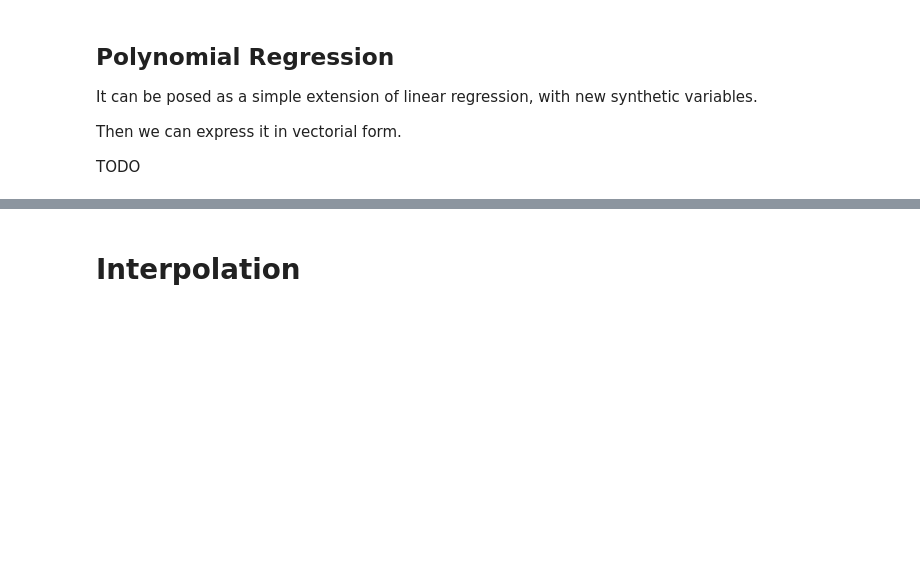
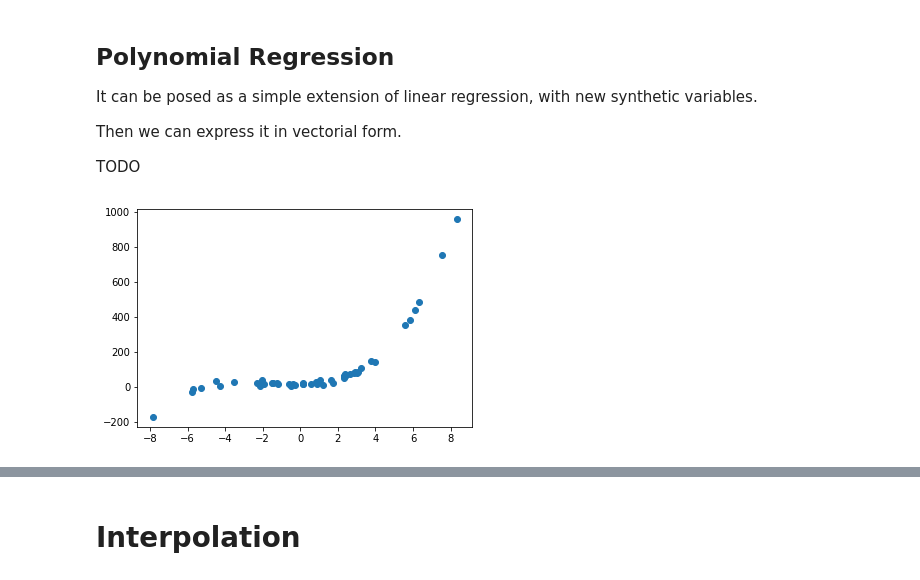
Before and after one commit to danimateos/numerical_methods, a Jupyter notebook: section-05.ipynb, the cells around one changed output, grey strips where cells are left out. Saved outputs shown, nothing was run; the diff lists cells and outputs as text; code cells hidden in the pictures; blank space fills up the shorter version.

```diff
--- a/section-05.ipynb
+++ b/section-05.ipynb
@@ -40,3 +95,11 @@ It can be posed as a simple extension of linear regression, with new synthetic v
 Then we can express it in vectorial form.
 
 TODO
+# %%
+npoints = 50
+xs = 3 *  np.random.randn(npoints)
+ys = xs ** 3 + 5 * xs ** 2 + 2 * xs + 10 + np.random.randn(npoints) * 10
+
+plt.scatter(xs, ys);
+# %% [output]
+[figure, added]
```
Also changed, not shown: parts of 30 cells of this notebook, 6 other files.
